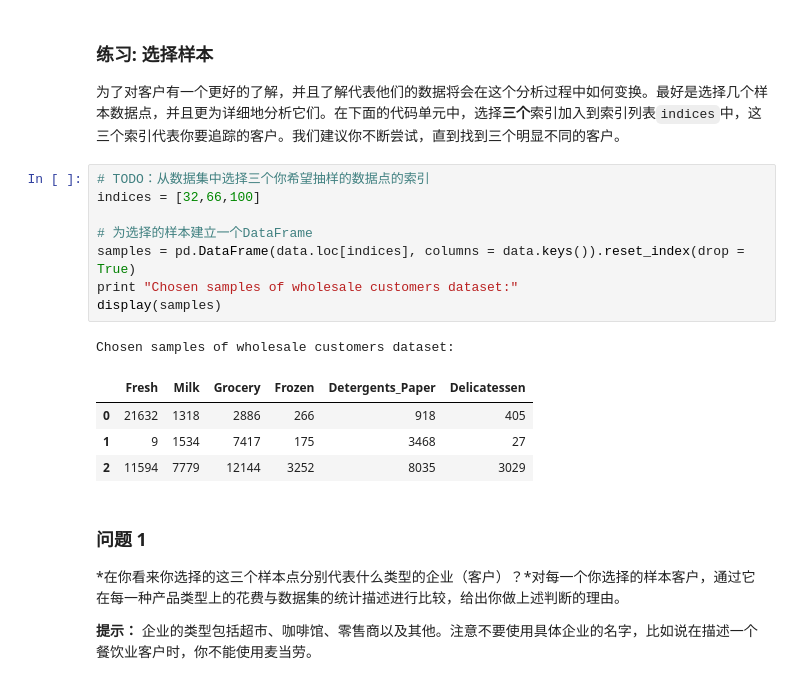
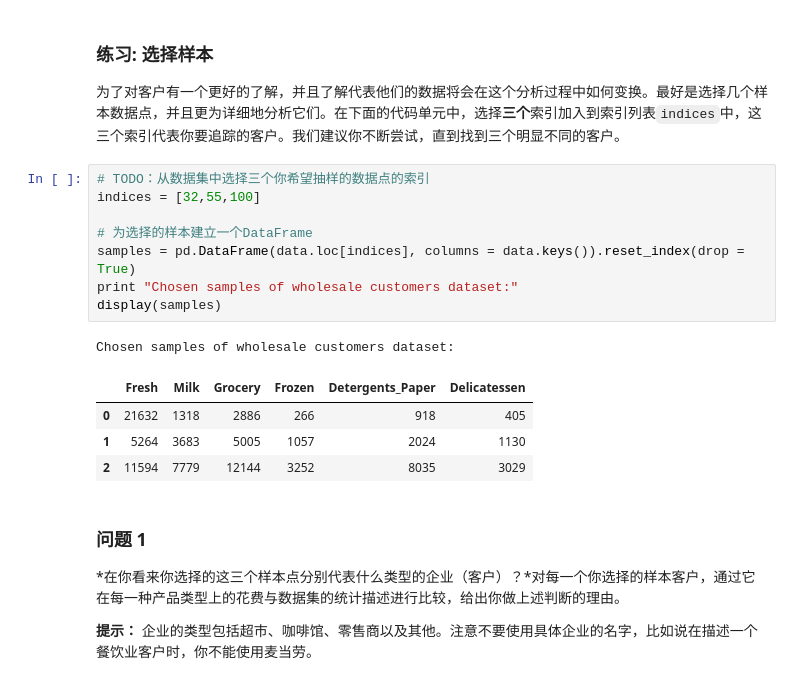
Before and after one commit to tanweiNirvana/creating_customer_segments-master, a Jupyter notebook: customer_segments.ipynb, the cells around one changed output. Cells and saved outputs as stored; diff of their text form.

```diff
--- a/customer_segments.ipynb
+++ b/customer_segments.ipynb
@@ -63,17 +63,17 @@ display(data.describe())
 为了对客户有一个更好的了解，并且了解代表他们的数据将会在这个分析过程中如何变换。最好是选择几个样本数据点，并且更为详细地分析它们。在下面的代码单元中，选择**三个**索引加入到索引列表`indices`中，这三个索引代表你要追踪的客户。我们建议你不断尝试，直到找到三个明显不同的客户。
 # %%
 # TODO：从数据集中选择三个你希望抽样的数据点的索引
-indices = [32,66,100]
+indices = [32,55,100]
 
 # 为选择的样本建立一个DataFrame
 samples = pd.DataFrame(data.loc[indices], columns = data.keys()).reset_index(drop = True)
 print "Chosen samples of wholesale customers dataset:"
 display(samples)
 # %% [output]
 Chosen samples of wholesale customers dataset:
 |  | Fresh | Milk | Grocery | Frozen | Detergents_Paper | Delicatessen |
 | 0 | 21632 | 1318 | 2886 | 266 | 918 | 405 |
-| 1 | 9 | 1534 | 7417 | 175 | 3468 | 27 |
+| 1 | 5264 | 3683 | 5005 | 1057 | 2024 | 1130 |
 | 2 | 11594 | 7779 | 12144 | 3252 | 8035 | 3029 |
 # %% [markdown]
 ### 问题 1
```
Also changed, not shown: parts of 15 cells of this notebook, 1 other file.
